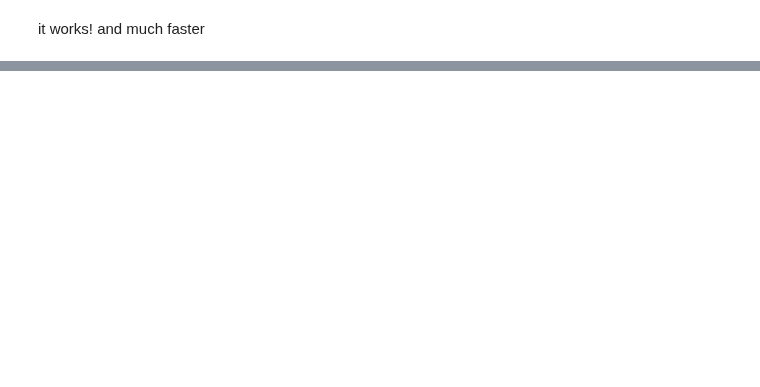
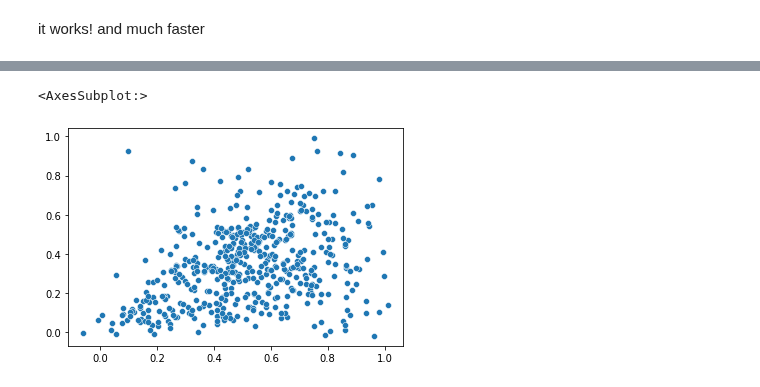
Before and after one commit to derekpowell/bayesian-sampler, a Jupyter notebook: bsampler-numpyro-sim.ipynb, the cells around one changed output, grey strips where cells are left out. Drawn from its saved outputs; the diff is of its cells as text; code cells hidden in the pictures; blank space fills up the shorter version.

```diff
--- a/bsampler-numpyro-sim.ipynb
+++ b/bsampler-numpyro-sim.ipynb
@@ -324,0 +469,8 @@ array([[<AxesSubplot:>, None],
+# %%
+from jax import random
+from numpyro.infer import MCMC, NUTS
+
+nuts_kernel = NUTS(bayesian_sampler2)
+mcmc = MCMC(nuts_kernel, num_warmup=1_000, num_samples=1_000, num_chains=1)
+rng_key = random.PRNGKey(0)
+mcmc.run(rng_key, X_data, y_data)
@@ -324,0 +497,12 @@ array([[<AxesSubplot:>, None],
+# %%
+from numpyro.infer import Predictive
+
+prior = Predictive(bayesian_sampler2, num_samples=500)
+
+rng_key1 = random.PRNGKey(1)
+prior_predictive = prior(rng_key1, X_data)["yhat"]
+# %%
+sns.scatterplot(y = prior_predictive[:,1], x = prior_predictive[:,0])
+# %% [output]
+<AxesSubplot:>
+[figure, added]
```
Also changed, not shown: parts of 25 cells of this notebook, 3 other files.
